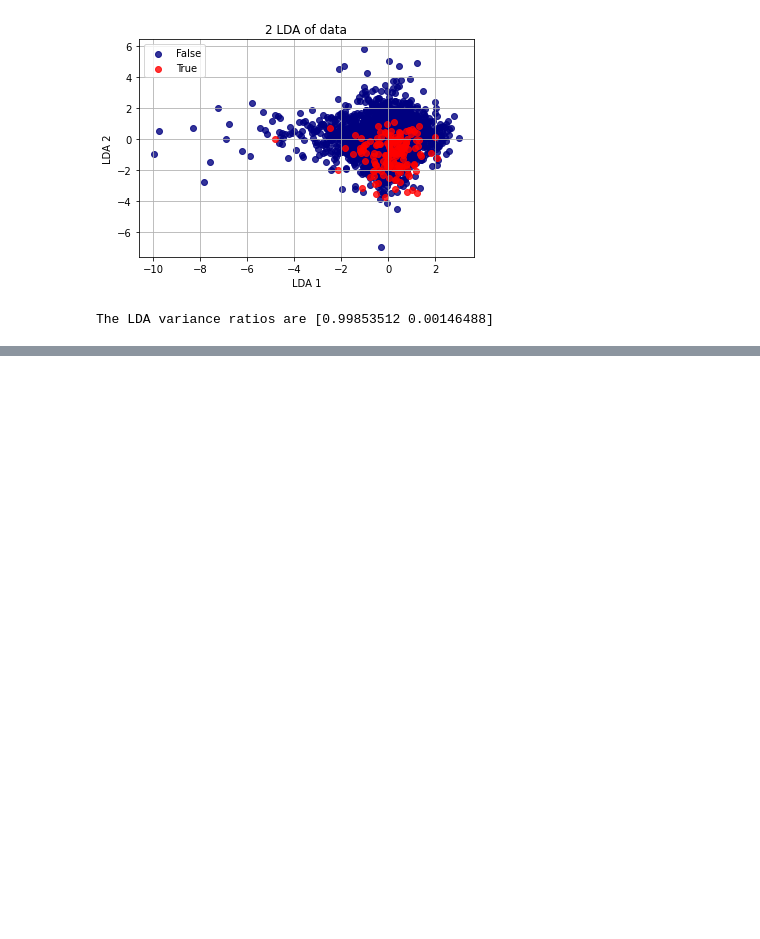
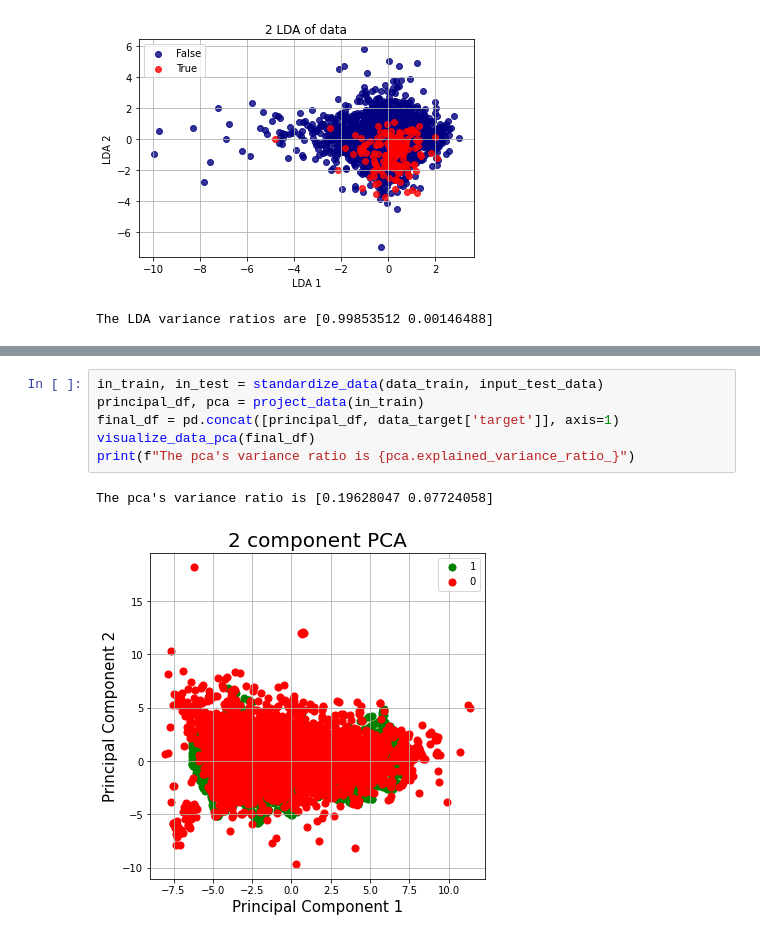
Before and after one commit to sa-nouri/Advanced-Deep-Learning, a Jupyter notebook: challenge_code/code.ipynb, the cells around one changed output, grey strips where cells are left out. Saved outputs shown, nothing was run; the diff lists cells and outputs as text; blank space fills up the shorter version.

```diff
--- a/challenge_code/code.ipynb
+++ b/challenge_code/code.ipynb
@@ -144,0 +421,9 @@ Principal Component Analysis (PCA) applied to this data identifies the combinati
+# %%
+in_train, in_test = standardize_data(data_train, input_test_data)
+principal_df, pca = project_data(in_train)
+final_df = pd.concat([principal_df, data_target['target']], axis=1)
+visualize_data_pca(final_df)
+print(f"The pca's variance ratio is {pca.explained_variance_ratio_}")
+# %% [output]
+The pca's variance ratio is [0.19628047 0.07724058]
+[figure, added]
```
Also changed, not shown: parts of 39 cells of this notebook.
